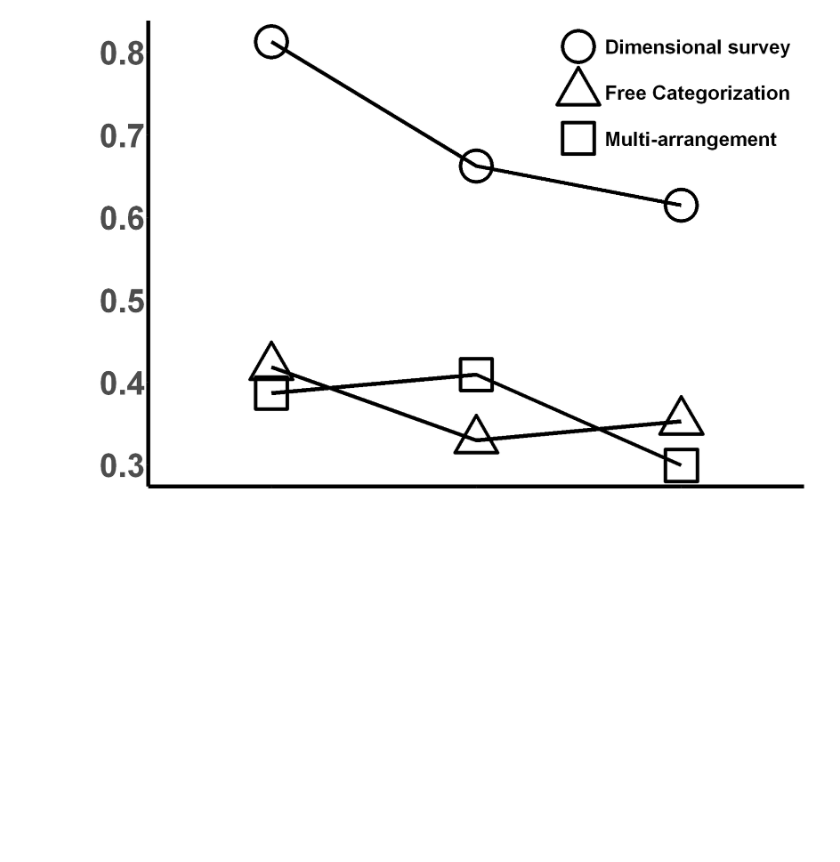
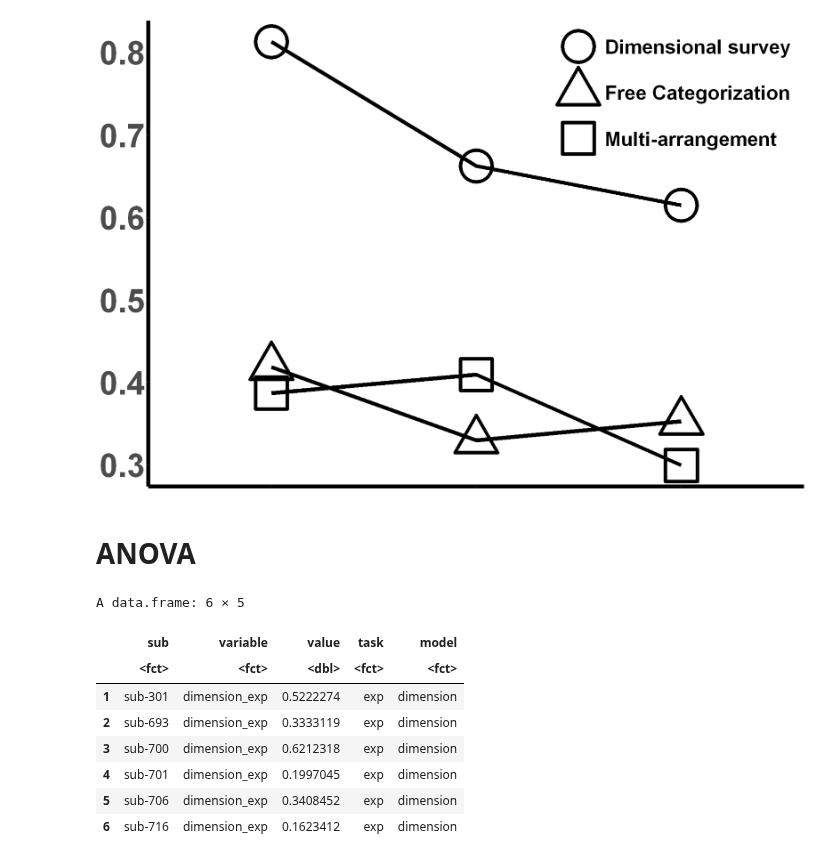
Before and after one commit to BNU-Wang-MSN-Lab/FAVEE-HPP, a Jupyter notebook: Study2/LoocvModelCompare/Task comparison.ipynb, the cells around one changed output. Drawn from its saved outputs; the diff is of its cells as text; code cells hidden in the pictures; blank space fills up the shorter version.

```diff
--- a/Study2/LoocvModelCompare/Task comparison.ipynb
+++ b/Study2/LoocvModelCompare/Task comparison.ipynb
@@ -77,3 +77,5 @@ dev.off()
 png
   2
 [figure]
+# %% [markdown]
+# ANOVA
@@ -79,0 +108,14 @@ png
+# %%
+task_compare_anova_melt = task_compare_anova_melt %>%
+                          convert_as_factor(sub, task, model)
+head(task_compare_anova_melt)
+# %% [output]
+A data.frame: 6 × 5
+|  | sub | variable | value | task | model |
+|  | <fct> | <fct> | <dbl> | <fct> | <fct> |
+| 1 | sub-301 | dimension_exp | 0.5222274 | exp | dimension |
+| 2 | sub-693 | dimension_exp | 0.3333119 | exp | dimension |
+| 3 | sub-700 | dimension_exp | 0.6212318 | exp | dimension |
+| 4 | sub-701 | dimension_exp | 0.1997045 | exp | dimension |
+| 5 | sub-706 | dimension_exp | 0.3408452 | exp | dimension |
+| 6 | sub-716 | dimension_exp | 0.1623412 | exp | dimension |
```
Also changed, not shown: parts of 5 cells of this notebook.
